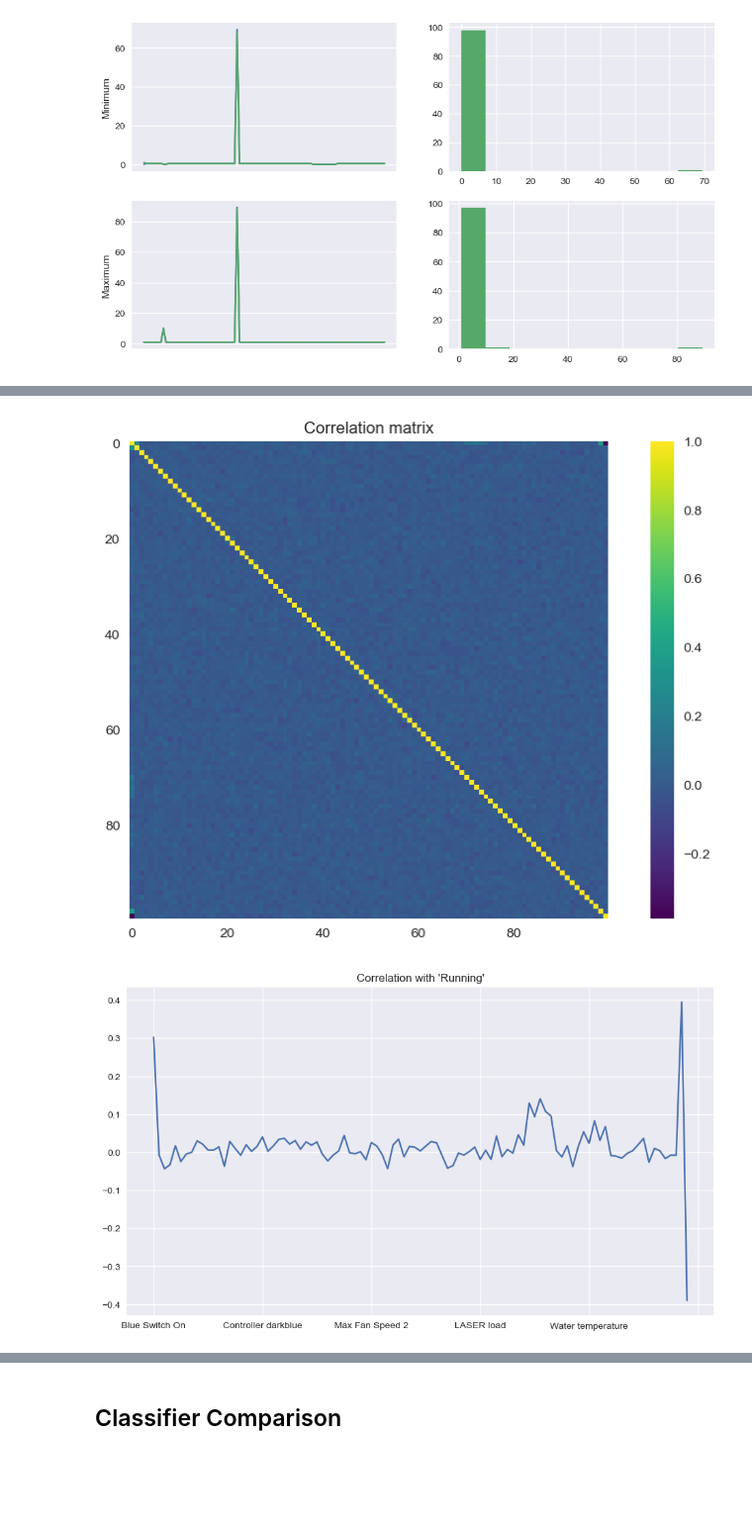
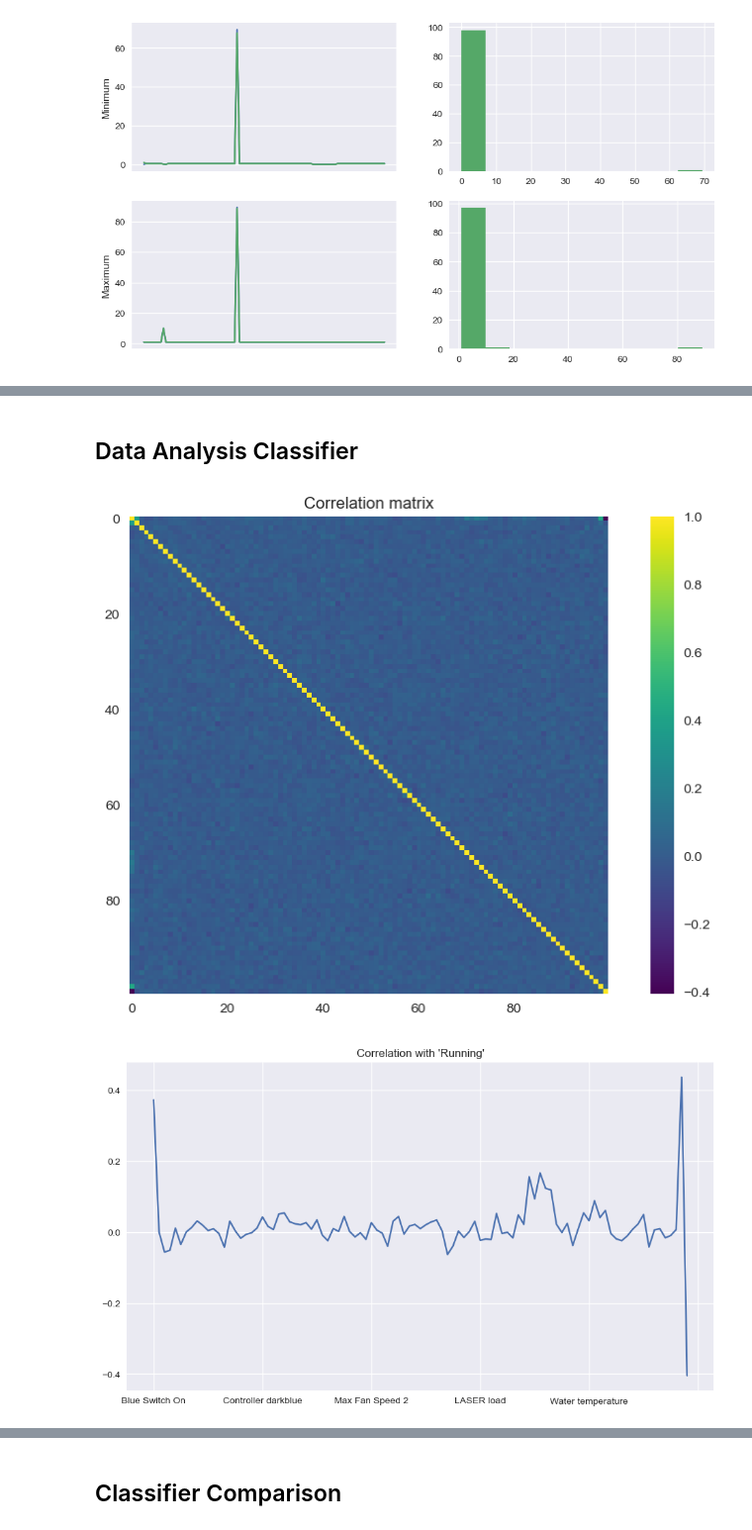
Before and after one commit to maxstollmayer/ML-Challenges, a Jupyter notebook: Challenge-1/Main Notebook.ipynb, the cells around one changed output, grey strips where cells are left out. Shown at 99% size. Saved outputs shown, nothing was run; the diff lists cells and outputs as text; code cells hidden in the pictures; blank space fills up the shorter version.

Commit message:
saved balanced data and best prediction

```diff
--- a/Challenge-1/Main Notebook.ipynb
+++ b/Challenge-1/Main Notebook.ipynb
@@ -129,0 +132,6 @@ plt.show()
+# %%
+copyAmount = cleanData.shape[0] - 2 * cleanData[cleanData["Running"] == 1].shape[0]
+balancedData = cleanData.append(cleanData[cleanData["Running"] == 1].sample(copyAmount, replace=True))
+balancedData.reset_index(drop=True, inplace=True)
+balancedData["Running"].value_counts().plot(kind="pie", labels=["Not running", "Running"], label="", autopct="%0.1f%%")
+plt.show()
@@ -130,14 +155,16 @@ plt.show()
+# %% [markdown]
+## Data Analysis Classifier
 # %%
-plt.imshow(cleanData.corr(), cmap="viridis", aspect="equal")
+plt.imshow(balancedData.corr(), cmap="viridis", aspect="equal")
 plt.colorbar()
 plt.grid(False)
 plt.title("Correlation matrix")
 plt.show()
 
-cleanData.corr()["Running"][1:].plot()
+balancedData.corr()["Running"][1:].plot()
 plt.title("Correlation with 'Running'")
 plt.show()
 # %% [output]
-[figure, old version]
+[figure, new version]
-[figure, old version]
+[figure, new version]
 # %%
```
Also changed, not shown: parts of 20 cells of this notebook, 5 other files.
